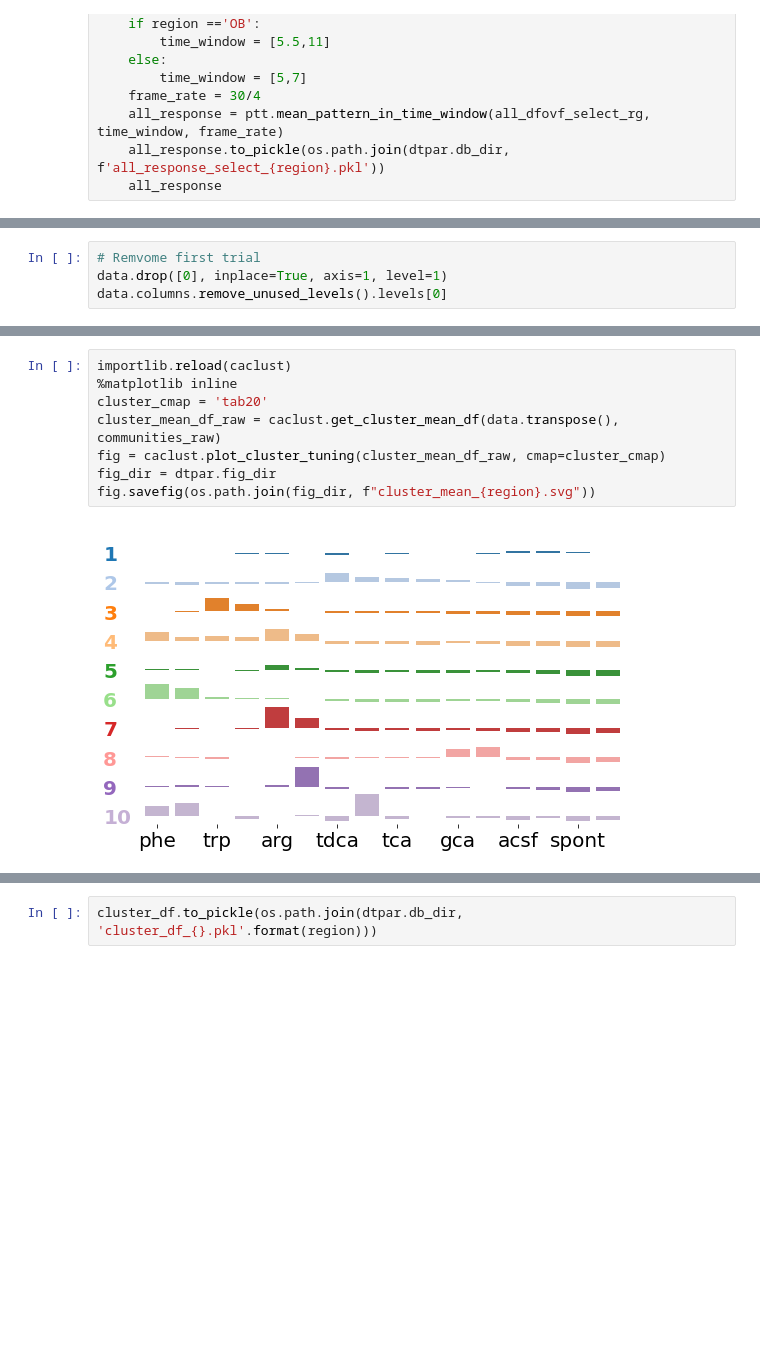
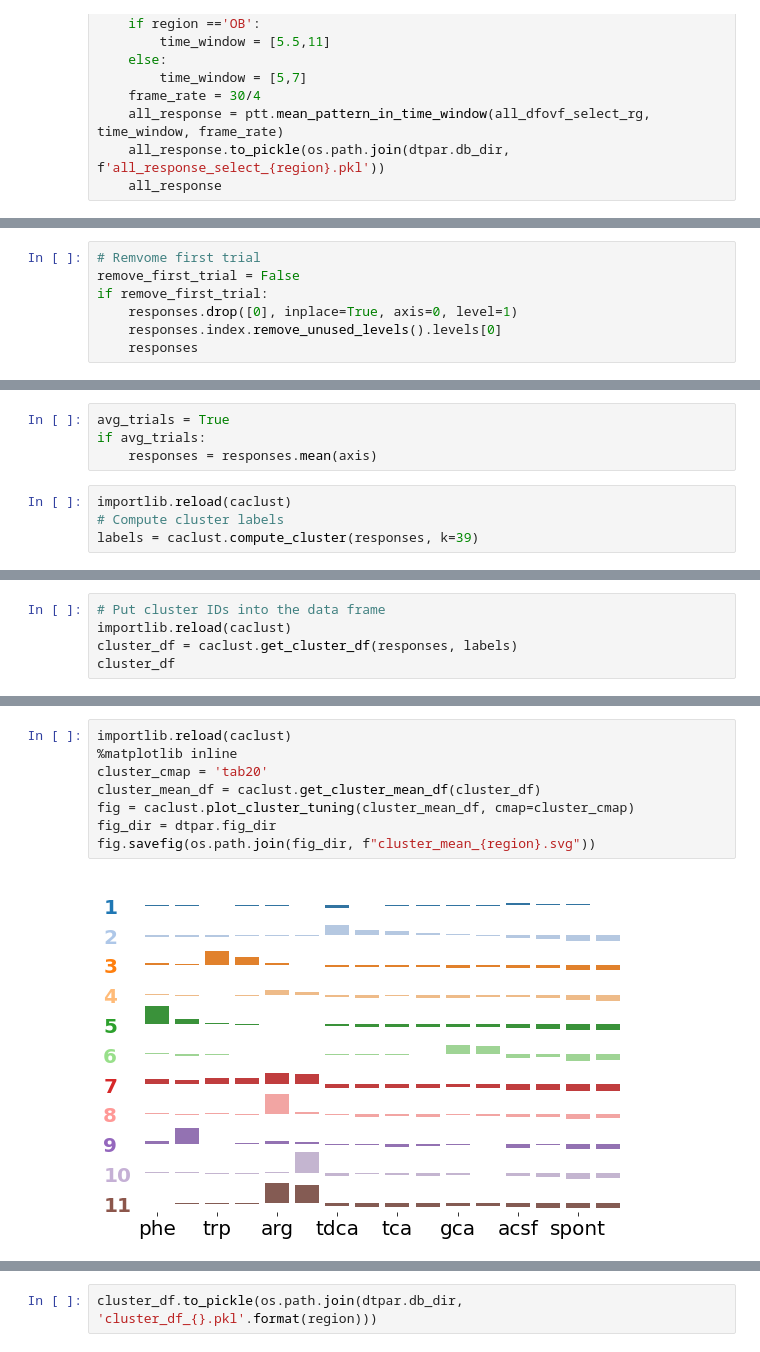
Before and after one commit to aloejhb/catrace, a Jupyter notebook: notebooks/tuning_curve_Dp.ipynb, the cells around one changed output, grey strips where cells are left out. Drawn from its saved outputs; the diff is of its cells as text; blank space fills up the shorter version.

```diff
--- a/notebooks/tuning_curve_Dp.ipynb
+++ b/notebooks/tuning_curve_Dp.ipynb
@@ -70,4 +92,7 @@ data
 # %%
 # Remvome first trial
-data.drop([0], inplace=True, axis=1, level=1)
-data.columns.remove_unused_levels().levels[0]
+remove_first_trial = False
+if remove_first_trial:
+    responses.drop([0], inplace=True, axis=0, level=1)
+    responses.index.remove_unused_levels().levels[0]
+    responses
@@ -109,0 +99,8 @@ PhenoGraph completed in 21.586044311523438 seconds
+# %%
+avg_trials = True
+if avg_trials:
+    responses = responses.mean(axis)
+# %%
+importlib.reload(caclust)
+# Compute cluster labels
+labels = caclust.compute_cluster(responses, k=39)
@@ -109,0 +120,5 @@ PhenoGraph completed in 21.586044311523438 seconds
+# %%
+# Put cluster IDs into the data frame
+importlib.reload(caclust)
+cluster_df = caclust.get_cluster_df(responses, labels)
+cluster_df
@@ -110,10 +140,10 @@ PhenoGraph completed in 21.586044311523438 seconds
 # %%
 importlib.reload(caclust)
 %matplotlib inline
 cluster_cmap = 'tab20'
-cluster_mean_df_raw = caclust.get_cluster_mean_df(data.transpose(), communities_raw)
-fig = caclust.plot_cluster_tuning(cluster_mean_df_raw, cmap=cluster_cmap)
+cluster_mean_df = caclust.get_cluster_mean_df(cluster_df)
+fig = caclust.plot_cluster_tuning(cluster_mean_df, cmap=cluster_cmap)
 fig_dir = dtpar.fig_dir
 fig.savefig(os.path.join(fig_dir, f"cluster_mean_{region}.svg"))
 # %% [output]
-[figure, old version]
+[figure, new version]
```
Also changed, not shown: parts of 16 cells of this notebook, 2 other files.
